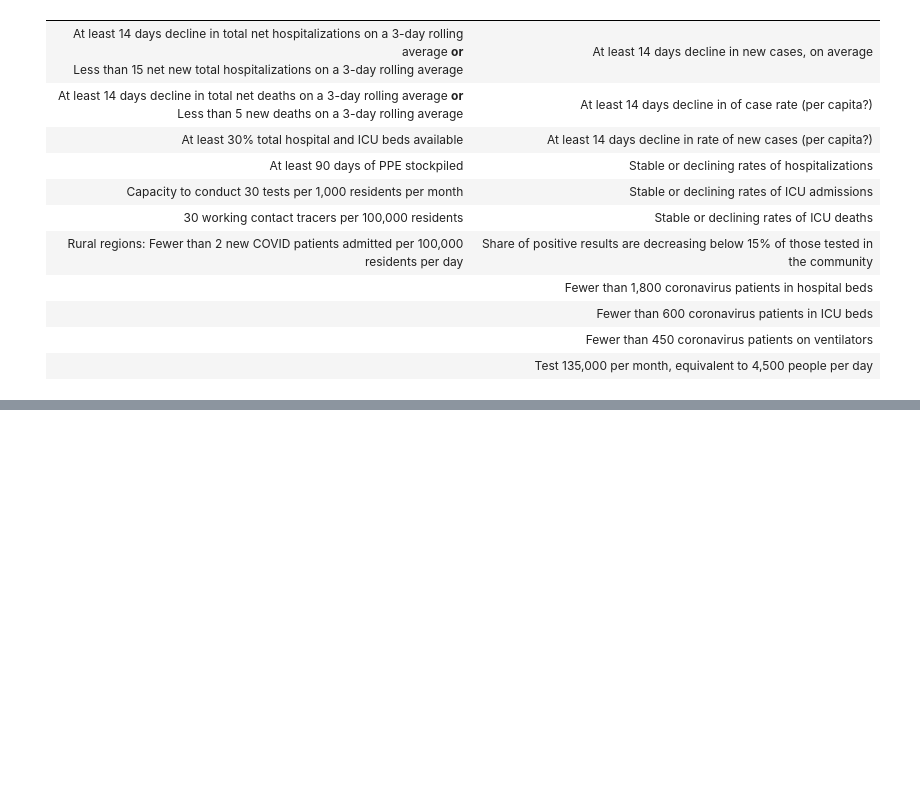
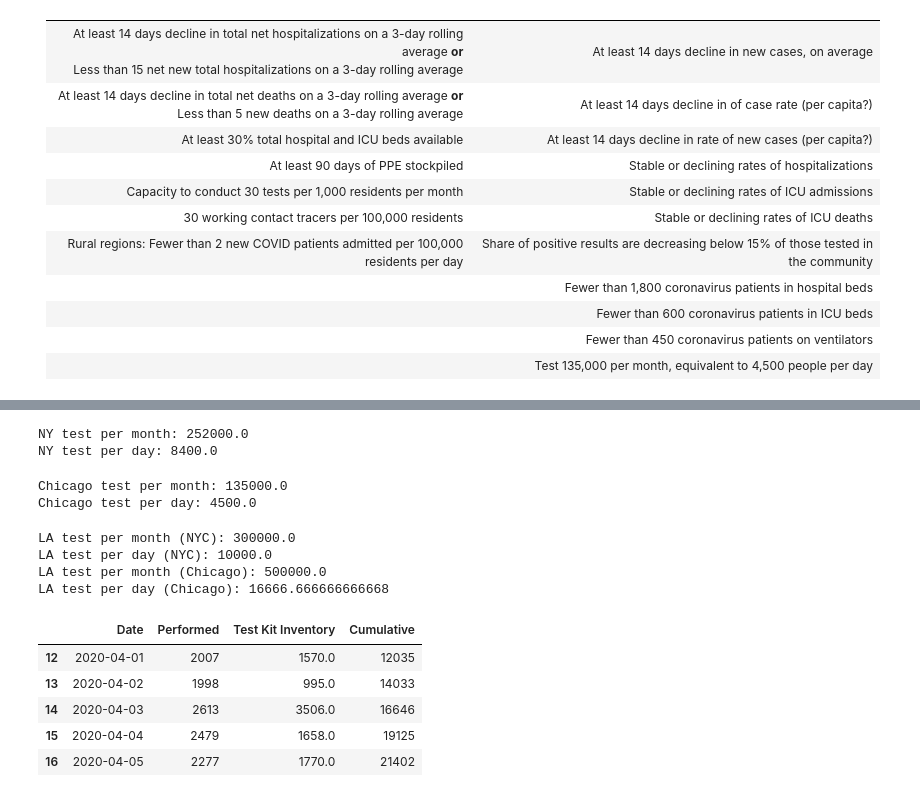
Before and after one commit to CityOfLosAngeles/public-health-prototype, a Jupyter notebook: notebooks/coronavirus-indicators.ipynb, the cells around one changed output, grey strips where cells are left out. Cells and saved outputs as stored; diff of their text form; code cells hidden in the pictures; blank space fills up the shorter version.

Commit message:
Add testing comparison

```diff
--- a/notebooks/coronavirus-indicators.ipynb
+++ b/notebooks/coronavirus-indicators.ipynb
@@ -37,11 +47,11 @@ import utils
 # %%
 """
 US_COUNTY_URL = "http://lahub.maps.arcgis.com/sharing/rest/content/items/8aba663239fc428f8bcdc48e213e3172/data"
+LA_CITY_URL = "https://lahub.maps.arcgis.com/sharing/rest/content/items/7175fba373f541a7a19df56b6a0617f4/data"
+TESTING_URL = "http://lahub.maps.arcgis.com/sharing/rest/content/items/158dab4a07b04ecb8d47fea1746303ac/data"
+HOSPITAL_URL = "http://lahub.maps.arcgis.com/sharing/rest/content/items/3da1eb3e13a14743973c96b945bd1117/data"
+
 county_df = pd.read_csv(US_COUNTY_URL, dtype={'fips':'str'})
-
-LA_CITY_URL = "https://lahub.maps.arcgis.com/sharing/rest/content/items/7175fba373f541a7a19df56b6a0617f4/data"
-city_df = pd.read_csv(LA_CITY_URL)
-
 
 To convert to HTML:
 jupyter nbconvert --to html --no-input my-notebook.ipynb
@@ -63,0 +86,45 @@ la_msa = utils.case_indicators_msa("Los Angeles", "3/1/20")
+# %%
+city = "NY"
+nyc_pop = 8_400_000
+rate_per_1k = 30 / 1_000
+print(f"{city} test per month: {nyc_pop * rate_per_1k}")
+print(f"{city} test per day: {nyc_pop * rate_per_1k / 30}")
+# %% [output]
+NY test per month: 252000.0
+NY test per day: 8400.0
+# %%
+city = "Chicago"
+chicago_pop = 2_700_000
+rate_per_1k = 50 / 1_000
+print(f"{city} test per month: {chicago_pop * rate_per_1k}")
+print(f"{city} test per day: {chicago_pop * rate_per_1k / 30}")
+# %% [output]
+Chicago test per month: 135000.0
+Chicago test per day: 4500.0
+# %%
+la_pop = 10_000_000
+city = "LA"
+
+nyc_rate = 30 / 1_000
+chicago_rate = 50 / 1_000
+
+# Let's try LA with NYC's rate and Chicago's rate
+print(f"{city} test per month (NYC): {la_pop * nyc_rate}")
+print(f"{city} test per day (NYC): {la_pop * nyc_rate / 30}")
+print(f"{city} test per month (Chicago): {la_pop * chicago_rate}")
+print(f"{city} test per day (Chicago): {la_pop * chicago_rate / 30}")
+# %% [output]
+LA test per month (NYC): 300000.0
+LA test per day (NYC): 10000.0
+LA test per month (Chicago): 500000.0
+LA test per day (Chicago): 16666.666666666668
+# %%
+testing_df = pd.read_csv(TESTING_URL)
+testing_df[testing_df.Date >= '2020-04-01'].head()
+# %% [output]
+|  | Date | Performed | Test Kit Inventory | Cumulative |
+| 12 | 2020-04-01 | 2007 | 1570.0 | 12035 |
+| 13 | 2020-04-02 | 1998 | 995.0 | 14033 |
+| 14 | 2020-04-03 | 2613 | 3506.0 | 16646 |
+| 15 | 2020-04-04 | 2479 | 1658.0 | 19125 |
+| 16 | 2020-04-05 | 2277 | 1770.0 | 21402 |
```
Also changed, not shown: parts of 8 cells of this notebook.
